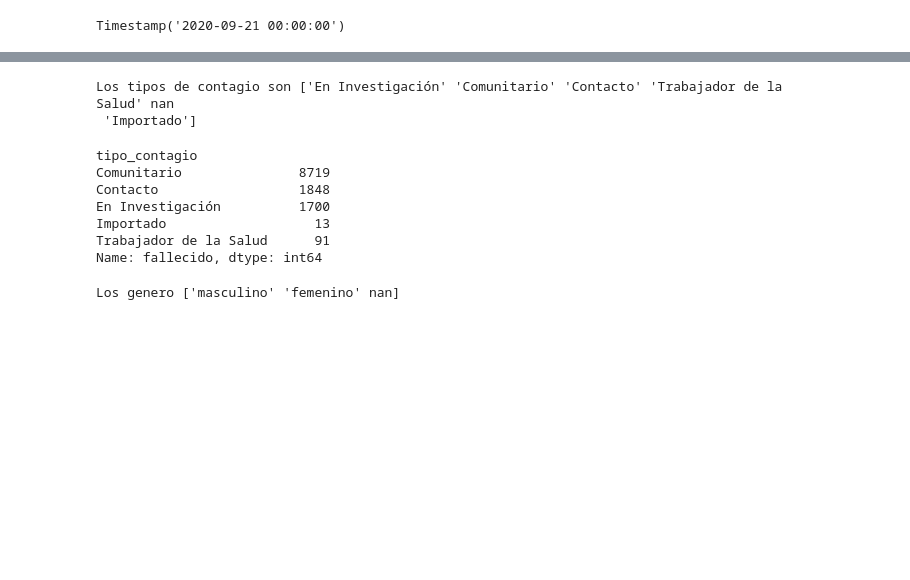
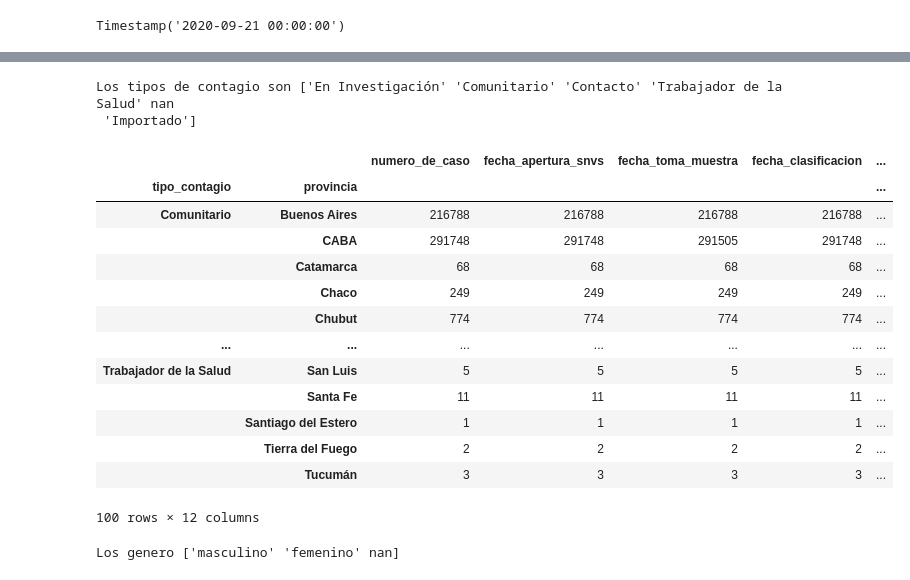
Before and after one commit to fernandopaz1/Ciencia-de-Datos, a Jupyter notebook: datosCovid_FrontendCafe.ipynb, the cells around one changed output, grey strips where cells are left out. Cells and saved outputs as stored; diff of their text form; code cells hidden in the pictures; blank space fills up the shorter version.

```diff
--- a/datosCovid_FrontendCafe.ipynb
+++ b/datosCovid_FrontendCafe.ipynb
@@ -86,16 +192,23 @@ Name: fecha_fallecimiento, Length: 2528927, dtype: datetime64[ns]
 # %%
 print(f'Los tipos de contagio son {df.tipo_contagio.unique()}')
-df.groupby('tipo_contagio').fallecido.count()  # duda
+df.groupby(['tipo_contagio', 'provincia']).count()  # duda
 # %% [output]
 Los tipos de contagio son ['En Investigación' 'Comunitario' 'Contacto' 'Trabajador de la Salud' nan
  'Importado']
+|  |  | numero_de_caso | fecha_apertura_snvs | fecha_toma_muestra | fecha_clasificacion | ... |
+| tipo_contagio | provincia |  |  |  |  | ... |
+| Comunitario | Buenos Aires | 216788 | 216788 | 216788 | 216788 | ... |
+|  | CABA | 291748 | 291748 | 291505 | 291748 | ... |
+|  | Catamarca | 68 | 68 | 68 | 68 | ... |
+|  | Chaco | 249 | 249 | 249 | 249 | ... |
+|  | Chubut | 774 | 774 | 774 | 774 | ... |
+| ... | ... | ... | ... | ... | ... | ... |
+| Trabajador de la Salud | San Luis | 5 | 5 | 5 | 5 | ... |
+|  | Santa Fe | 11 | 11 | 11 | 11 | ... |
+|  | Santiago del Estero | 1 | 1 | 1 | 1 | ... |
+|  | Tierra del Fuego | 2 | 2 | 2 | 2 | ... |
+|  | Tucumán | 3 | 3 | 3 | 3 | ... |
-tipo_contagio
-Comunitario               8719
-Contacto                  1848
-En Investigación          1700
-Importado                   13
-Trabajador de la Salud      91
-Name: fallecido, dtype: int64
+100 rows × 12 columns
 # %%
 print(f'Los genero {df.genero.unique()}')
 df.groupby('genero').fallecido.count()
```
Also changed, not shown: parts of 23 cells of this notebook.
